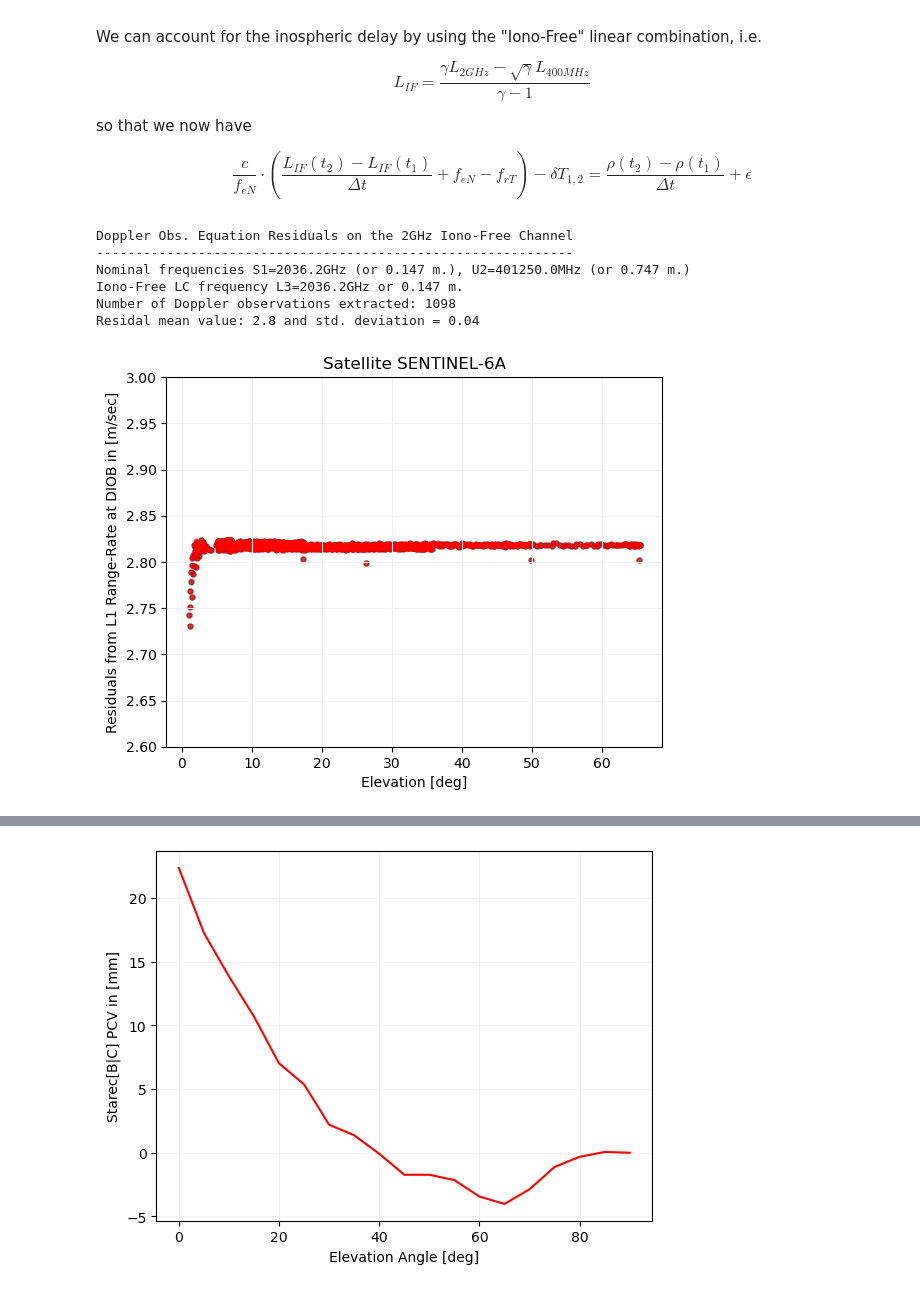
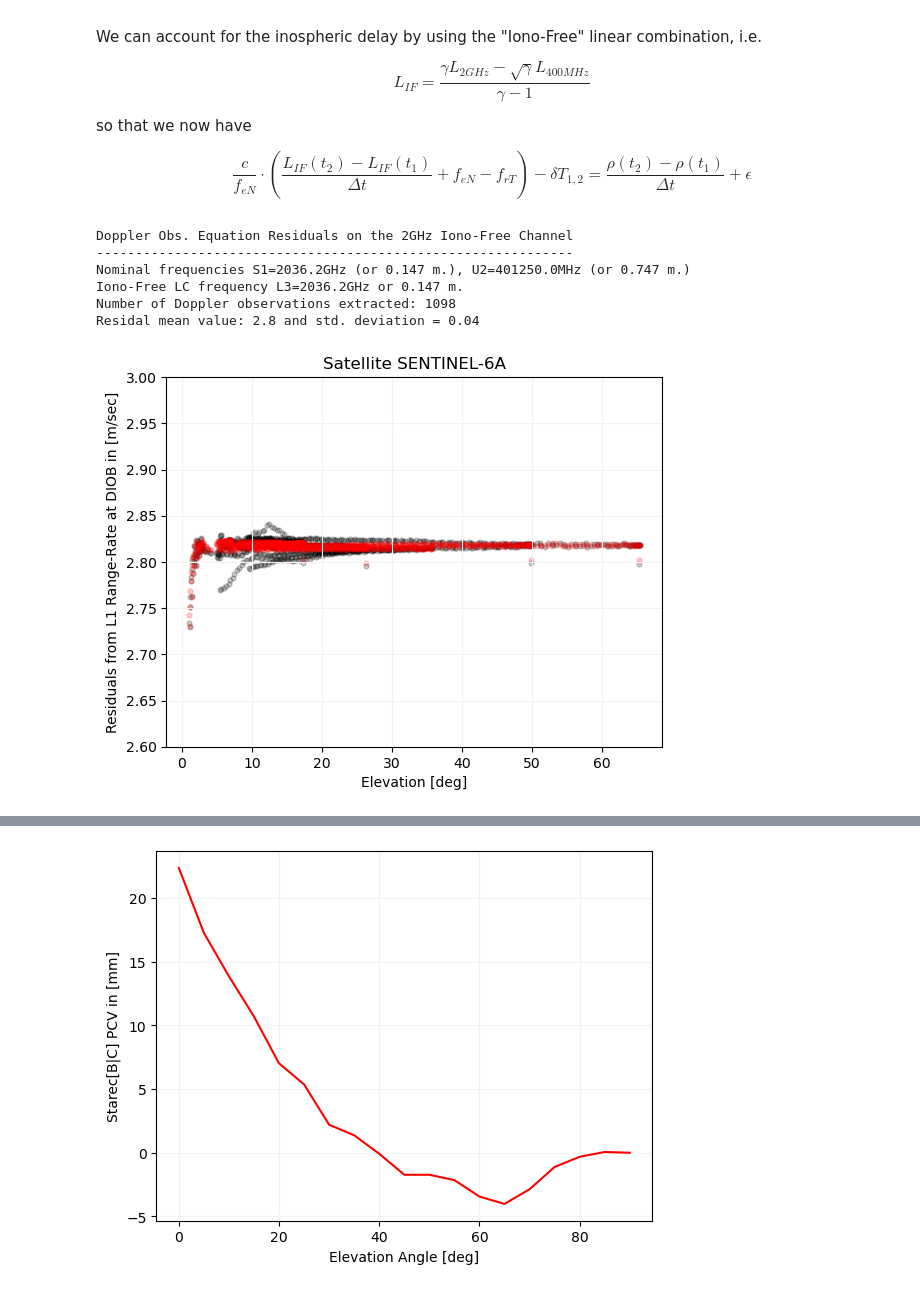
Before and after one commit to DSOlab/AcademicSoftware, a Jupyter notebook: JupiterLab/doris_days/obsequation/observation_equation.ipynb, the cells around one changed output, grey strips where cells are left out. Saved outputs shown, nothing was run; the diff lists cells and outputs as text; code cells hidden in the pictures.

```diff
--- a/JupiterLab/doris_days/obsequation/observation_equation.ipynb
+++ b/JupiterLab/doris_days/obsequation/observation_equation.ipynb
@@ -181,7 +181,9 @@ print("Doppler Obs. Equation Residuals on the 2GHz Channel")
 print("----------------------------------------------------")
 print(f"Number of Doppler observations extracted: {len(residuals)}")
 print(f"Residal mean value: {np.mean(residuals):.1f} and std. deviation = {np.std(residuals):.2f}")
-residuals_p = residuals; epochs_p = epochs; elevations_p = elevations;
+
+# keep residuals for reference
+residuals_sec2 = residuals; epochs_sec2 = epochs; elevations_sec2 = elevations;
 # %% [output]
 Doppler Obs. Equation Residuals on the 2GHz Channel
 ----------------------------------------------------
@@ -313,37 +315,38 @@ for block in rnx:
                     residuals.append(rr_observed-rr_computed)
                     epochs.append(tai)
                     elevations.append(el)
 
                 # prepare for next measurement
                 tai_prev    = tai
                 cp_prev     = Lif
                 dtropo_prev = dtropo
                 rsat_prev   = rsat
 
 print("Doppler Obs. Equation Residuals on the 2GHz Iono-Free Channel")
 print("-------------------------------------------------------------")
 print(f'Nominal frequencies S1={s1*1e-6:.1f}GHz (or {C/s1:.3f} m.), U2={u2*1e-3:.1f}MHz (or {C/u2:.3f} m.)')
 print(f'Iono-Free LC frequency L3={feN*1e-6:.1f}GHz or {C/feN:.3f} m.')
 print(f"Number of Doppler observations extracted: {len(residuals)}")
 print(f"Residal mean value: {np.mean(residuals):.1f} and std. deviation = {np.std(residuals):.2f}")
-plt.scatter([np.degrees(el) for el in elevations_p], residuals_p, alpha=0.5, s=12, c='black')
-plt.scatter([np.degrees(el) for el in elevations], residuals, alpha=0.5, s=12, c='red')
+plt.scatter([np.degrees(el) for el in elevations_sec2], residuals_sec2, alpha=0.2, s=12, c='black')
+plt.scatter([np.degrees(el) for el in elevations], residuals, alpha=0.2, s=12, c='red')
 plt.grid(color='0.95')
 plt.ylabel(f"Residuals from L1 Range-Rate at {site_name} in [m/sec]")
 plt.title(f"Satellite {rnx.sat_name}")
 plt.xlabel("Elevation [deg]")
 plt.ylim(2.6, 3.0)
 plt.show()
 
-residuals_p = residuals; epochs_p = epochs; elevations_p = elevations;
+# keep residuals for reference
+residuals_sec3 = residuals; epochs_sec3 = epochs; elevations_sec3 = elevations;
 # %% [output]
 Doppler Obs. Equation Residuals on the 2GHz Iono-Free Channel
 -------------------------------------------------------------
 Nominal frequencies S1=2036.2GHz (or 0.147 m.), U2=401250.0MHz (or 0.747 m.)
 Iono-Free LC frequency L3=2036.2GHz or 0.147 m.
 Number of Doppler observations extracted: 1098
 Residal mean value: 2.8 and std. deviation = 0.04
-[figure, old version]
+[figure, new version]
 # %% [markdown]
 ## Offsets between Reference Points and Phase Centers
 
```
Also changed, not shown: parts of 4 cells of this notebook, 1 other file.
